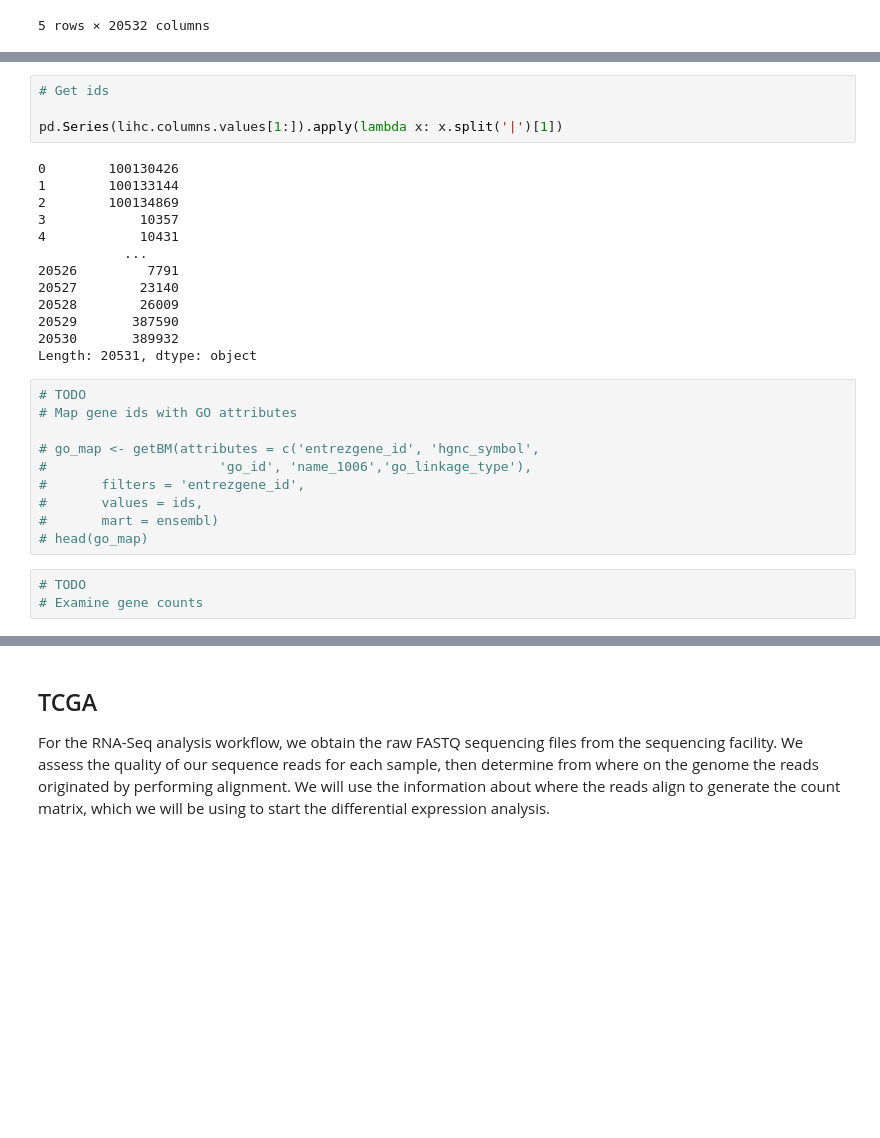
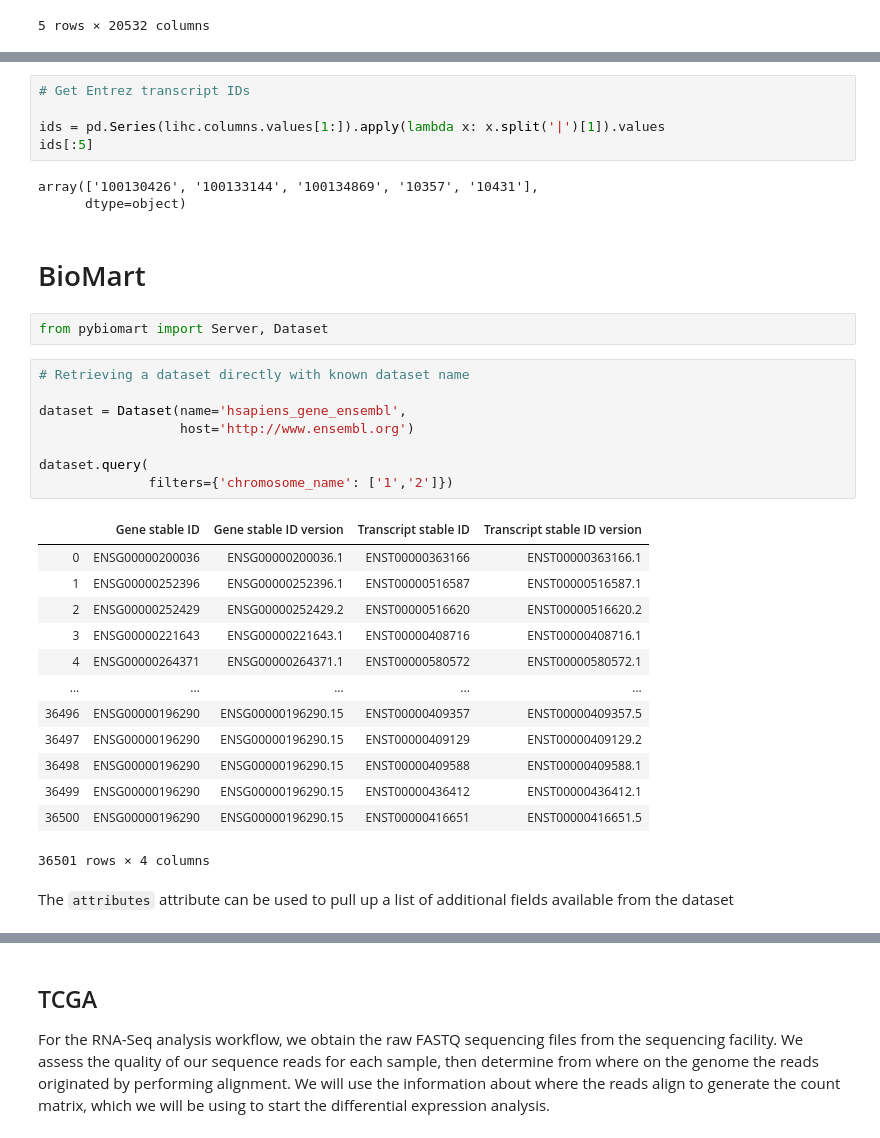
Before and after one commit to sohilsshah91/hacknights, a Jupyter notebook: tcga-lihc/1.1-hacknight-tcga-eda.ipynb, the cells around one changed output, grey strips where cells are left out. Saved outputs shown, nothing was run; the diff lists cells and outputs as text; blank space fills up the shorter version.

```diff
--- a/tcga-lihc/1.1-hacknight-tcga-eda.ipynb
+++ b/tcga-lihc/1.1-hacknight-tcga-eda.ipynb
@@ -23,30 +34,36 @@ lihc.head()
 # %%
-# Get ids
+# Get Entrez transcript IDs
 
-pd.Series(lihc.columns.values[1:]).apply(lambda x: x.split('|')[1])
+ids = pd.Series(lihc.columns.values[1:]).apply(lambda x: x.split('|')[1]).values
+ids[:5]
 # %% [output]
-0        100130426
-1        100133144
-2        100134869
-3            10357
-4            10431
-           ...
-20526         7791
-20527        23140
-20528        26009
-20529       387590
-20530       389932
-Length: 20531, dtype: object
+array(['100130426', '100133144', '100134869', '10357', '10431'],
+      dtype=object)
-# %%
-# TODO
-# Map gene ids with GO attributes
-
-# go_map <- getBM(attributes = c('entrezgene_id', 'hgnc_symbol',
-#                      'go_id', 'name_1006','go_linkage_type'),
-#       filters = 'entrezgene_id',
-#       values = ids,
-#       mart = ensembl)
-# head(go_map)
-# %%
-# TODO
-# Examine gene counts
+# %% [markdown]
+# BioMart
+# %%
+from pybiomart import Server, Dataset
+# %%
+# Retrieving a dataset directly with known dataset name
+
+dataset = Dataset(name='hsapiens_gene_ensembl',
+                  host='http://www.ensembl.org')
+
+dataset.query(
+              filters={'chromosome_name': ['1','2']})
+# %% [output]
+|  | Gene stable ID | Gene stable ID version | Transcript stable ID | Transcript stable ID version |
+| 0 | ENSG00000200036 | ENSG00000200036.1 | ENST00000363166 | ENST00000363166.1 |
+| 1 | ENSG00000252396 | ENSG00000252396.1 | ENST00000516587 | ENST00000516587.1 |
+| 2 | ENSG00000252429 | ENSG00000252429.2 | ENST00000516620 | ENST00000516620.2 |
+| 3 | ENSG00000221643 | ENSG00000221643.1 | ENST00000408716 | ENST00000408716.1 |
+| 4 | ENSG00000264371 | ENSG00000264371.1 | ENST00000580572 | ENST00000580572.1 |
+| ... | ... | ... | ... | ... |
+| 36496 | ENSG00000196290 | ENSG00000196290.15 | ENST00000409357 | ENST00000409357.5 |
+| 36497 | ENSG00000196290 | ENSG00000196290.15 | ENST00000409129 | ENST00000409129.2 |
+| 36498 | ENSG00000196290 | ENSG00000196290.15 | ENST00000409588 | ENST00000409588.1 |
+| 36499 | ENSG00000196290 | ENSG00000196290.15 | ENST00000436412 | ENST00000436412.1 |
+| 36500 | ENSG00000196290 | ENSG00000196290.15 | ENST00000416651 | ENST00000416651.5 |
+36501 rows × 4 columns
+# %% [markdown]
+The `attributes` attribute can be used to pull up a list of additional fields available from the dataset
```
Also changed, not shown: parts of 22 cells of this notebook.
